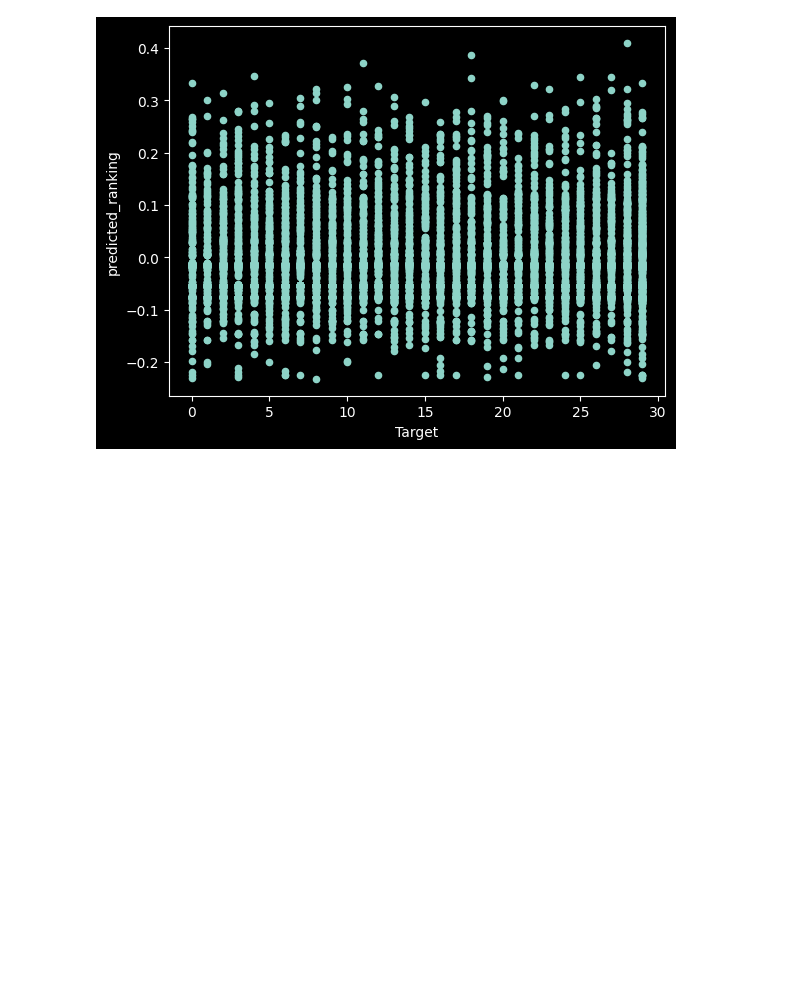
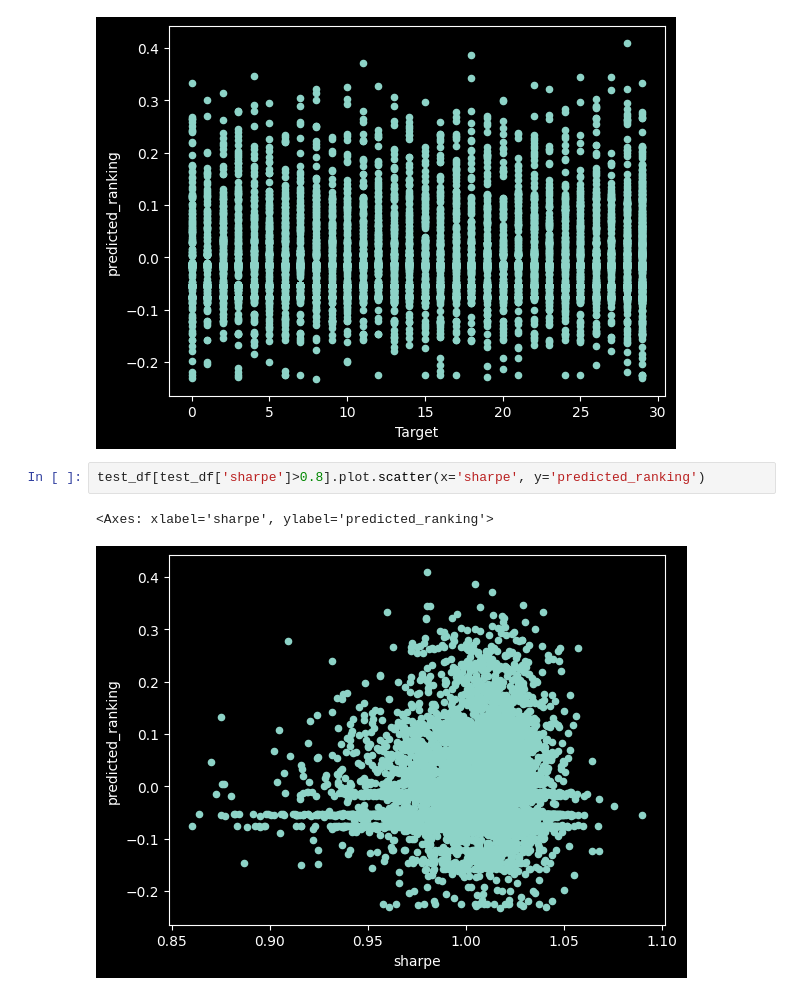
Before and after one commit to FangyangJz/gulf, a Jupyter notebook: examples/e05_lightgbm_ranker.ipynb, the cells around one changed output. Saved outputs shown, nothing was run; the diff lists cells and outputs as text; blank space fills up the shorter version.

```diff
--- a/examples/e05_lightgbm_ranker.ipynb
+++ b/examples/e05_lightgbm_ranker.ipynb
@@ -263,3 +263,8 @@ test_df.plot.scatter(x='Target', y='predicted_ranking')
 # %% [output]
 <Axes: xlabel='Target', ylabel='predicted_ranking'>
 [figure]
+# %%
+test_df[test_df['sharpe']>0.8].plot.scatter(x='sharpe', y='predicted_ranking')
+# %% [output]
+<Axes: xlabel='sharpe', ylabel='predicted_ranking'>
+[figure, added]
```
